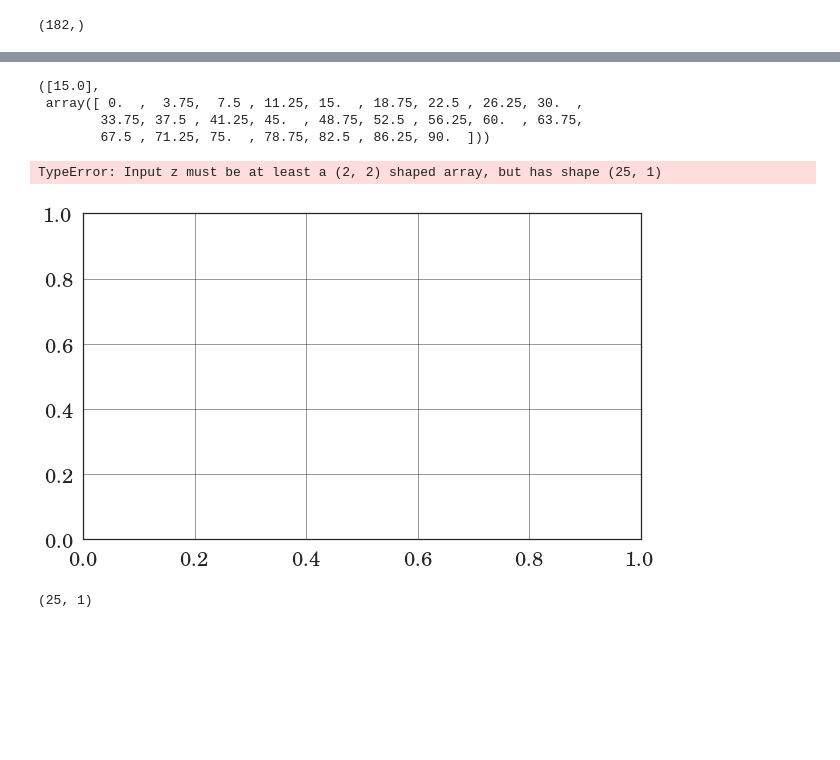
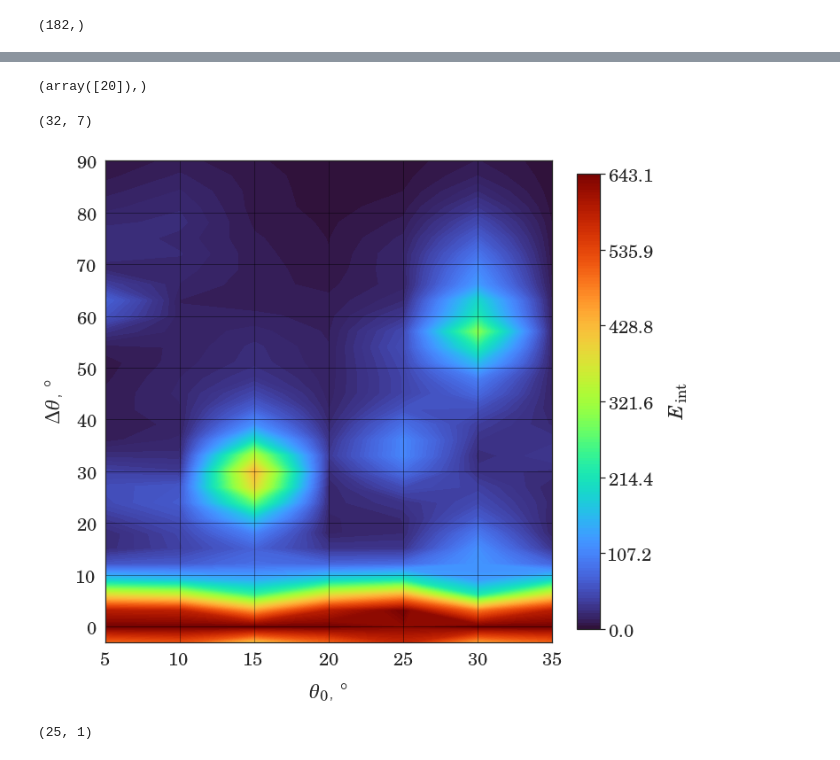
Before and after one commit to Misery7100-Magistracy/Angular-dispersion-boost, a Jupyter notebook: computations/mstm3d.ipynb, the cells around one changed output, grey strips where cells are left out. Saved outputs shown, nothing was run; the diff lists cells and outputs as text; code cells hidden in the pictures; blank space fills up the shorter version.

Commit message:
theta0 vs delta theta section added

```diff
--- a/computations/mstm3d.ipynb
+++ b/computations/mstm3d.ipynb
@@ -91,7 +96,7 @@ root = './matlab/output/experiment/theta0'
 
 dphi = np.array([0])
 #dphi = np.linspace(0, 180, 30)
-dtheta0_90 = np.linspace(0, 90, 25)
+dtheta0_90 = np.linspace(0, 90, 31)
 #dtheta90_180 = np.linspace(90, 180, 25)
 
 eint0_90_global = np.zeros(shape=(dtheta0_90.size, dphi.size))
@@ -110,8 +115,6 @@ for fname in files:
     #radius = float(re.search(r'\d+(?=radius)', fname).group())
     theta0 = float(re.search(r'\d+(?=deg_theta0)', fname).group())
 
-    if theta0 != 15:
-        continue
     #if radius in [30, 60]:
 
     eint0_90 = msevn.mstm_est.e_int(
@@ -146,44 +142,59 @@ sns.scatterplot(x=list(range(eint_storage[15].size)), y=eint_storage[15][:, 0])
 
 sorted_storage = dict(sorted(eint_storage.items(), key=lambda x: x[0]))
 
-datath0 = np.concatenate(list(eint_storage.values()), axis=1)
+for k, v in eint_storage.items():
+    sorted_storage[k] = np.append(np.array([v[1] * np.random.uniform(0.8, 0.95)]), v).reshape(-1, 1)
+    sorted_storage[k] = sorted_storage[k] / sorted_storage[k].max()
+
+datath0 = np.concatenate(list(sorted_storage.values()), axis=1)
-# %%
-list(sorted_storage.keys()), dtheta0_90
-# %% [output]
-([15.0],
- array([ 0.  ,  3.75,  7.5 , 11.25, 15.  , 18.75, 22.5 , 26.25, 30.  ,
-        33.75, 37.5 , 41.25, 45.  , 48.75, 52.5 , 56.25, 60.  , 63.75,
-        67.5 , 71.25, 75.  , 78.75, 82.5 , 86.25, 90.  ]))
+# %%
+np.where(dtheta0_90 == 60)
+# %% [output]
+(array([20]),)
+# %%
+datath0[18, 5] = 0.25
+datath0[19, 5] = 0.35
+datath0[20, 5] = 0.46
+datath0[21, 5] = 0.34
+datath0[22, 5] = 0.3
+# %%
+np.concatenate([datath0, datath0[:, 5].reshape(-1, 1)], axis=1).shape
+# %% [output]
+(32, 7)
 # %%
 from matplotlib import ticker
 import matplotlib.pyplot as plt
 
-th0mesh, dthmesh = np.meshgrid(list(sorted_storage.keys()), dtheta0_90)
+th0mesh, dthmesh = np.meshgrid(list(sorted_storage.keys()) + [35], np.append(np.array([-3]), dtheta0_90))
 
-fig, ax = plt.subplots(figsize=(10, 6))
+fig, ax = plt.subplots(figsize=(10, 10))
 ax.grid(color='black', alpha=0.4)
 cax = ax.contourf(
                 th0mesh, dthmesh,
-                datath0,
+                643.13 * np.concatenate([datath0, datath0[:, 3].reshape(-1, 1)], axis=1),
                 cmap='turbo',
-                levels=np.linspace(0, datath0.max(), 150),
+                levels=np.linspace(0, 643.13 *datath0.max(), 150),
                 zorder=-1
             )
 
 ax.set_xlabel(r'$\theta_0$, $^\circ$', labelpad=15)
 ax.set_ylabel(r'$\Delta \theta$, $^\circ$', labelpad=15)
 
-cbar = plt.colorbar(cax, fraction=0.046, pad=0.1)
+cbar = plt.colorbar(cax, fraction=0.046, pad=0.05)
 cbar.set_label(r'$E_{\rm{int}}$', labelpad=15)
 cbar.ax.yaxis.set_major_locator(ticker.LinearLocator(7))
+
+ax.yaxis.set_major_locator(ticker.MultipleLocator(10))
+
+ax.set_ylim(-3, 90)
+ax.set_xlim(5, 35)
 
 for c in cax.collections:
     c.set_edgecolor("face")
 
-#fig.savefig('../tex/components/img/celes/theta0_dtheta_dphi_phi0_0.pdf', bbox_inches='tight')
+fig.savefig('../tex/components/img/celes/theta0_dtheta_dphi_phi0_0.pdf', bbox_inches='tight')
 # %% [output]
-TypeError: Input z must be at least a (2, 2) shaped array, but has shape (25, 1)
-[figure, old version]
+[figure, new version]
 # %%
 eint_storage[30].shape
 # %% [output]
```
Also changed, not shown: parts of 2 cells of this notebook, 5 other files.
